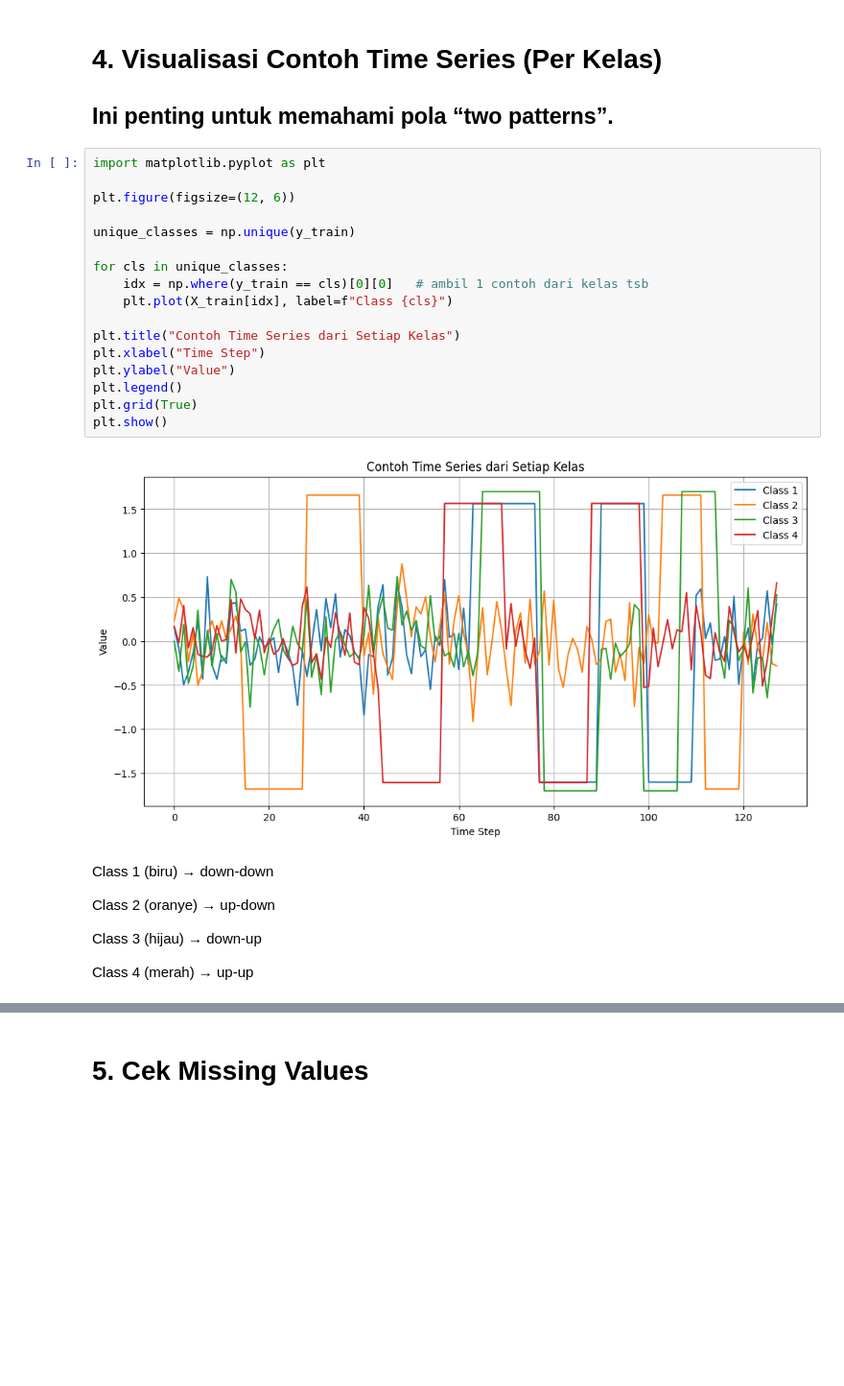
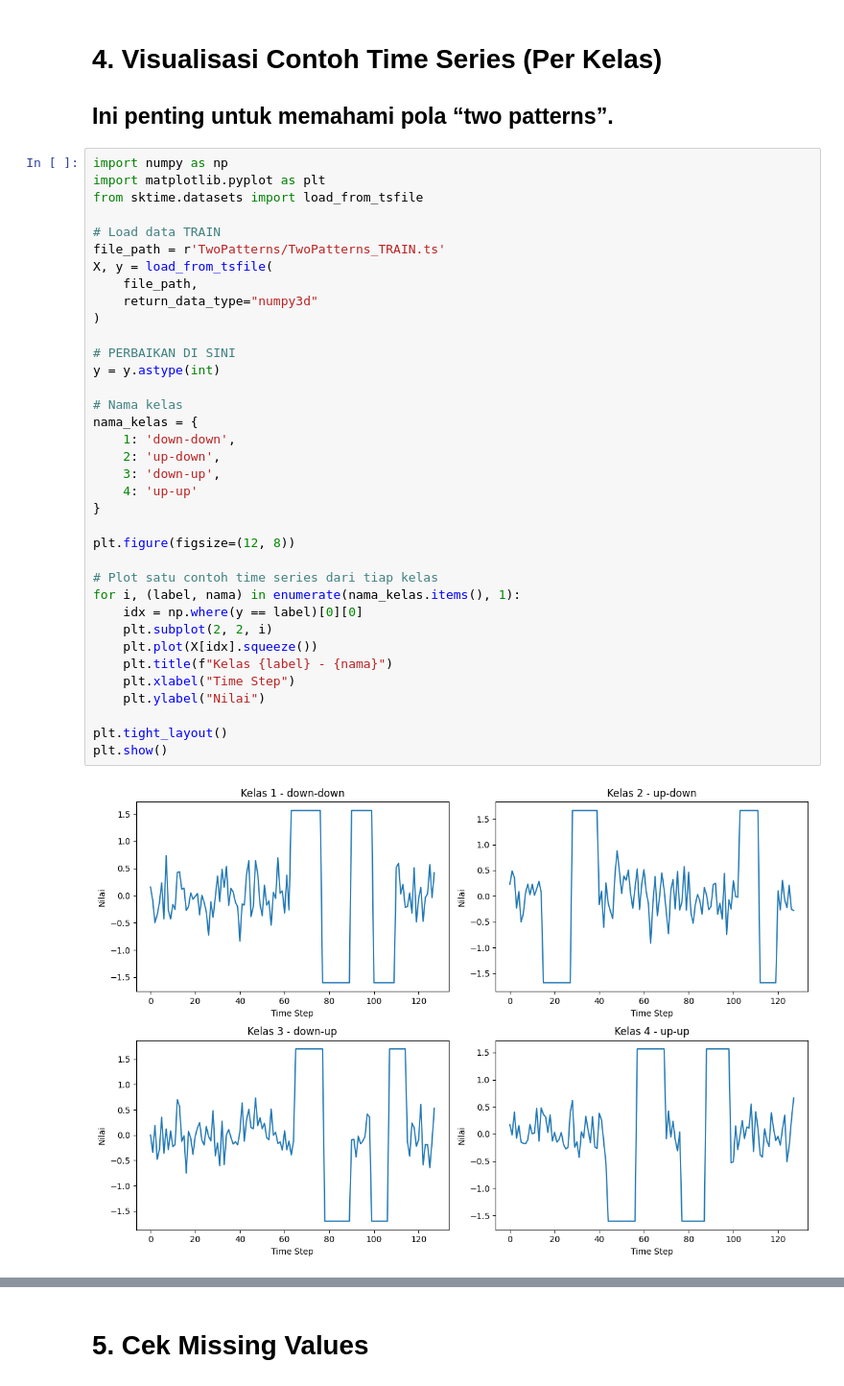
Before and after one commit to JordanHutahaean/PSD, a Jupyter notebook: _sources/Projek_Akhir.ipynb, the cells around one changed output, grey strips where cells are left out. Shown at 96% size. Cells and saved outputs as stored; diff of their text form; blank space fills up the shorter version.

```diff
--- a/_sources/Projek_Akhir.ipynb
+++ b/_sources/Projek_Akhir.ipynb
@@ -322,30 +374,41 @@ Menandakan kondisi kritis yang harus segera ditangani.
 # 4. Visualisasi Contoh Time Series (Per Kelas)
 
 ## Ini penting untuk memahami pola “two patterns”.
-# %%
-import matplotlib.pyplot as plt
-
-plt.figure(figsize=(12, 6))
-
-unique_classes = np.unique(y_train)
-
-for cls in unique_classes:
-    idx = np.where(y_train == cls)[0][0]   # ambil 1 contoh dari kelas tsb
-    plt.plot(X_train[idx], label=f"Class {cls}")
-
-plt.title("Contoh Time Series dari Setiap Kelas")
-plt.xlabel("Time Step")
-plt.ylabel("Value")
-plt.legend()
-plt.grid(True)
-plt.show()
-# %% [output]
-[figure, removed]
-# %% [markdown]
-Class 1 (biru) → down-down
-
-Class 2 (oranye) → up-down
-
-Class 3 (hijau) → down-up
-
-Class 4 (merah) → up-up
+# %%
+import numpy as np
+import matplotlib.pyplot as plt
+from sktime.datasets import load_from_tsfile
+
+# Load data TRAIN
+file_path = r'TwoPatterns/TwoPatterns_TRAIN.ts'
+X, y = load_from_tsfile(
+    file_path,
+    return_data_type="numpy3d"
+)
+
+# PERBAIKAN DI SINI
+y = y.astype(int)
+
+# Nama kelas
+nama_kelas = {
+    1: 'down-down',
+    2: 'up-down',
+    3: 'down-up',
+    4: 'up-up'
+}
+
+plt.figure(figsize=(12, 8))
+
+# Plot satu contoh time series dari tiap kelas
+for i, (label, nama) in enumerate(nama_kelas.items(), 1):
+    idx = np.where(y == label)[0][0]
+    plt.subplot(2, 2, i)
+    plt.plot(X[idx].squeeze())
+    plt.title(f"Kelas {label} - {nama}")
+    plt.xlabel("Time Step")
+    plt.ylabel("Nilai")
+
+plt.tight_layout()
+plt.show()
+# %% [output]
+[figure, added]
```
Also changed, not shown: parts of 67 cells of this notebook, 36 other files.
